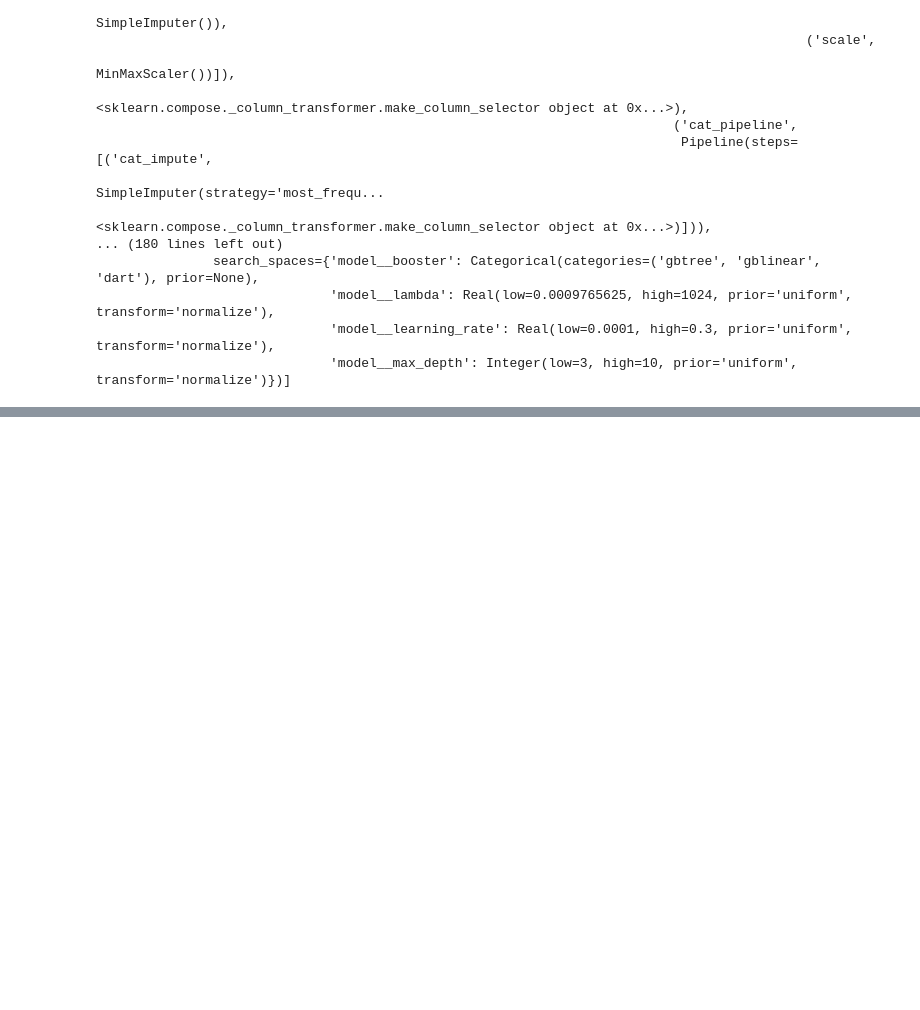
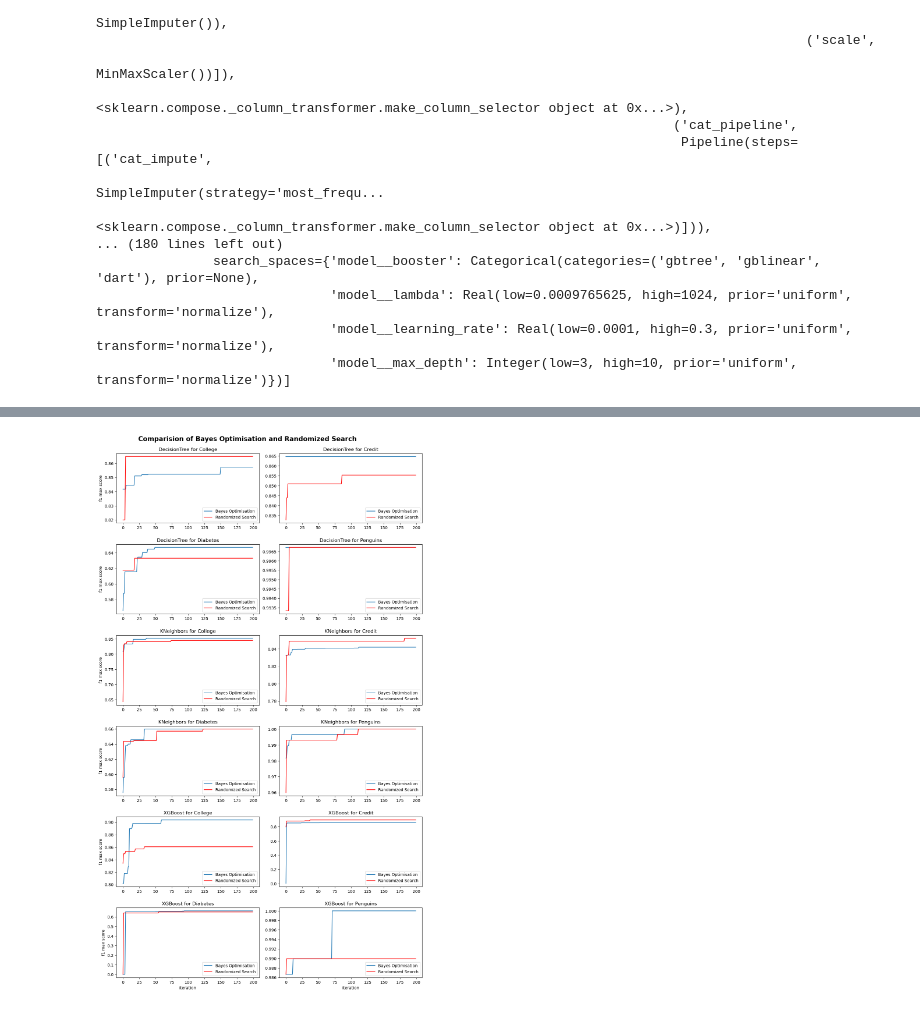
Before and after one commit to FilipLangiewicz/AutoMLTunability, a Jupyter notebook: code/Visualization/visualization.ipynb, the cells around one changed output, grey strips where cells are left out. Drawn from its saved outputs; the diff is of its cells as text; code cells hidden in the pictures; blank space fills up the shorter version.

```diff
--- a/code/Visualization/visualization.ipynb
+++ b/code/Visualization/visualization.ipynb
@@ -74 +85,48 @@ plt.show()
+# %%
+import numpy as np
+
+fig, axs = plt.subplots(6, 2, figsize=(15, 20))
+axs = axs.ravel()
+
+for row, model_name in enumerate(model_names):
+    for col, dataset_name in enumerate(dataset_names):
+        i = row * 4 + col
+
+        mean_test_score = models[i].cv_results_['mean_test_score']
+
+        max_scores = np.maximum.accumulate(mean_test_score)
+
+        axs[i].plot(np.arange(len(mean_test_score)), max_scores, label='Bayes Optimisation')
+
+        axs[i].set_title(f"{model_name} for {dataset_name}")
+
+        if i >= 10:
+            axs[i].set_xlabel("iteration")
+
+        if i % 2 == 0:
+            axs[i].set_ylabel("f1 max score")
+
+for row, model_name in enumerate(model_names):
+    for col, dataset_name in enumerate(dataset_names):
+        i = row * 4 + col
+        result = rs_results[row]
+
+        mean_test_score = result.iloc[:, -5 + col]
+
+        max_scores = np.maximum.accumulate(mean_test_score)
+
+        axs[i].plot(np.arange(len(mean_test_score)), max_scores, color = 'red', label='Randomized Search')
+
+        axs[i].set_title(f"{model_name} for {dataset_name}")
+        axs[i].legend()
+
+fig.suptitle("Comparision of Bayes Optimisation and Randomized Search", fontsize=16, fontweight='bold')
+
+plt.tight_layout(rect=[0.1, 0.1, 0.9, 0.9])
+
+fig.subplots_adjust(left=0.2, right=0.9, top=0.95, bottom=0.05)
+
+plt.show()
+# %% [output]
+[figure, added]
 # %%
```
Also changed, not shown: parts of 4 cells of this notebook, 6 other files.
